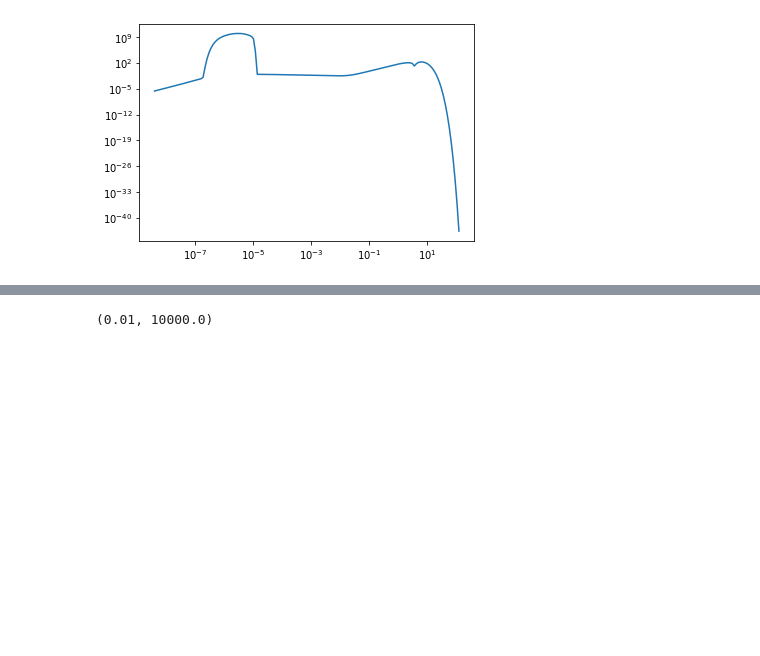
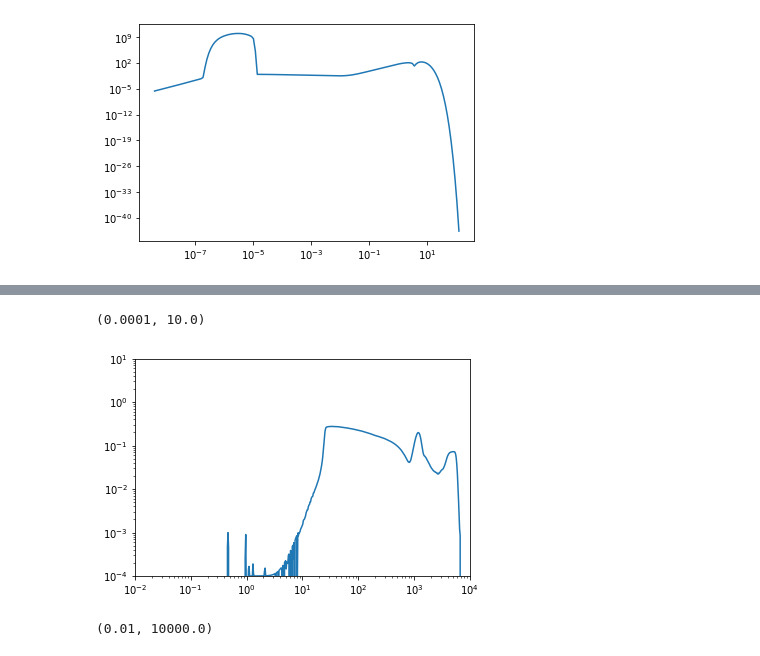
Before and after one commit to CMBSPEC/specdist, a Jupyter notebook: specdist/notebooks/pispec_np_2.ipynb, the cells around one changed output, grey strips where cells are left out. Drawn from its saved outputs; the diff is of its cells as text; code cells hidden in the pictures; blank space fills up the shorter version.

```diff
--- a/specdist/notebooks/pispec_np_2.ipynb
+++ b/specdist/notebooks/pispec_np_2.ipynb
@@ -305,0 +306,13 @@ plt.xlim(0.01,1e4)
+# %%
+for i in range(len(sd_lib_xe_history.DXe_Xe_2d[9])):
+    if i == 180:
+        Xe = sd_lib_xe_history.DXe_Xe_2d[9][i]
+        z = sd_lib_xe_history.DXe_Xe_redshifts_2d[9][i]
+        plt.plot(z,Xe)
+plt.plot(S['z'],S['DXe_Xe'])
+plt.loglog()
+plt.xlim(0.01,1e4)
+plt.ylim(1e-4,1e1)
+# %% [output]
+(0.0001, 10.0)
+[figure, added]
```
Also changed, not shown: parts of 3 cells of this notebook, 1 other file.
